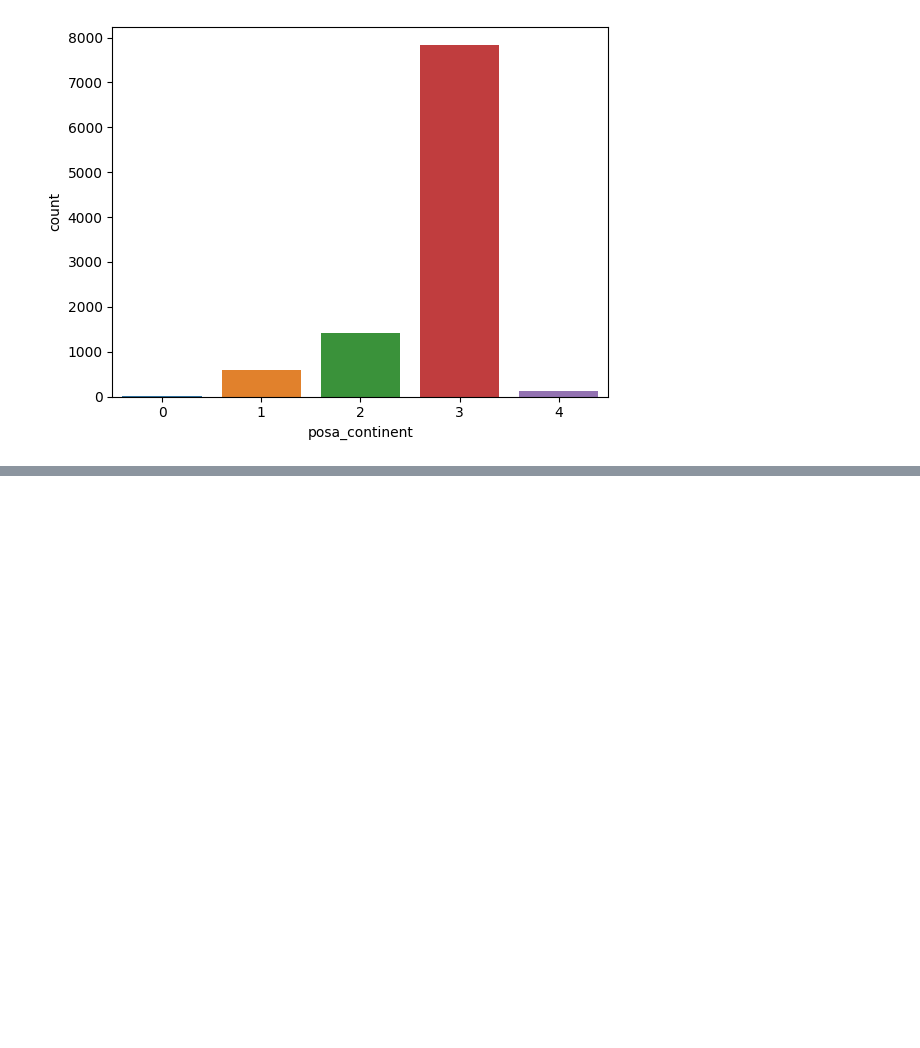
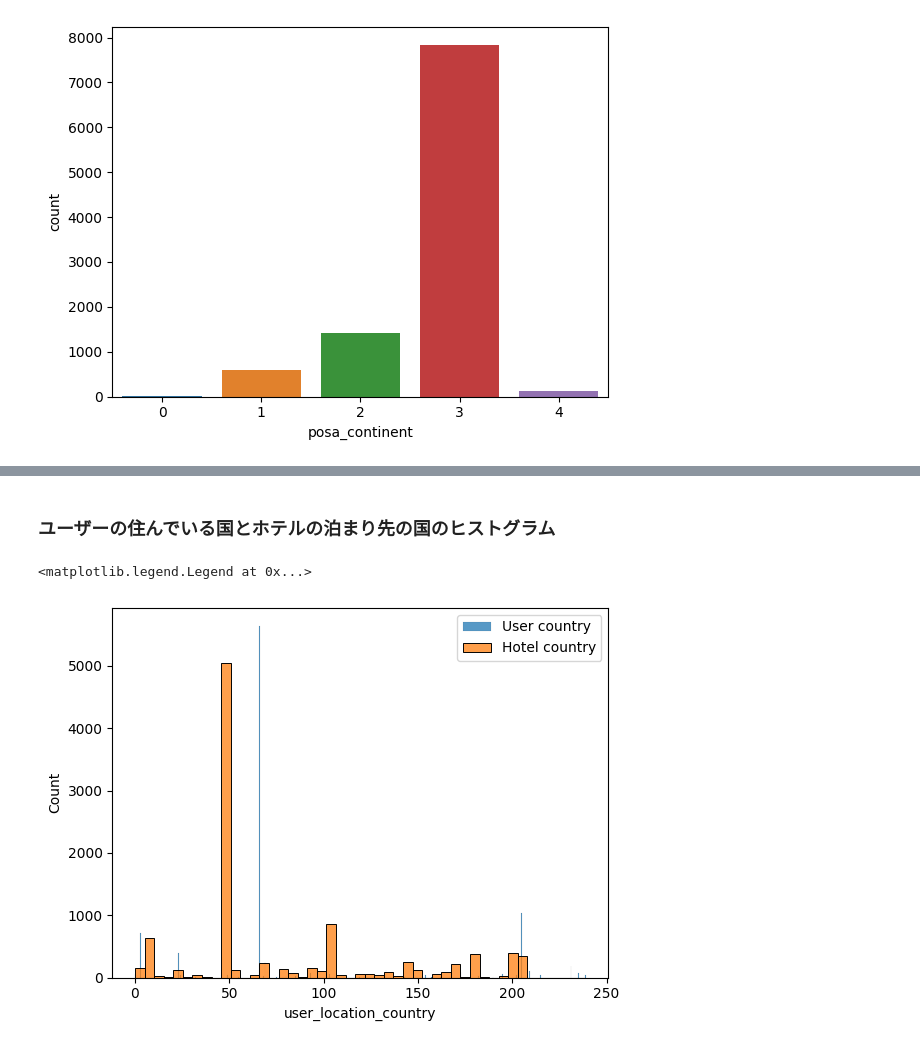
Before and after one commit to ac2393921/kaggle-expedia-hotel-recommendations, a Jupyter notebook: project/notebooks/eda.ipynb, the cells around one changed output, grey strips where cells are left out. Saved outputs shown, nothing was run; the diff lists cells and outputs as text; code cells hidden in the pictures; blank space fills up the shorter version.

```diff
--- a/project/notebooks/eda.ipynb
+++ b/project/notebooks/eda.ipynb
@@ -187,0 +187,9 @@ sel_train = train[train.user_id.isin(sel_user_ids)]
+# %% [markdown]
+### ユーザーの住んでいる国とホテルの泊まり先の国のヒストグラム
+# %%
+sns.histplot(train['user_location_country'], label="User country")
+sns.histplot(train['hotel_country'], label="Hotel country")
+plt.legend()
+# %% [output]
+<matplotlib.legend.Legend at 0x...>
+[figure, added]
```
Also changed, not shown: parts of 16 cells of this notebook.
